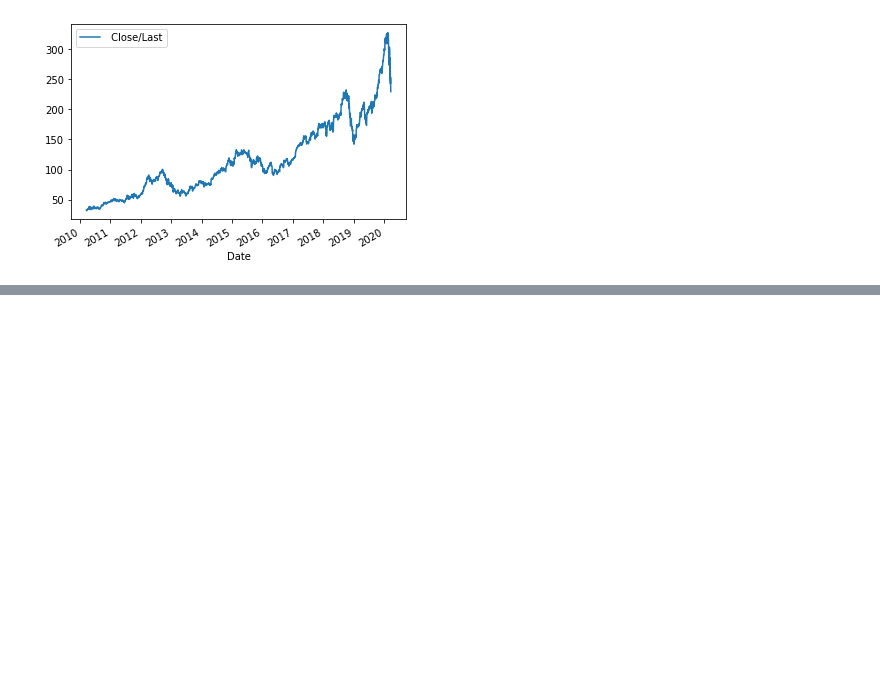
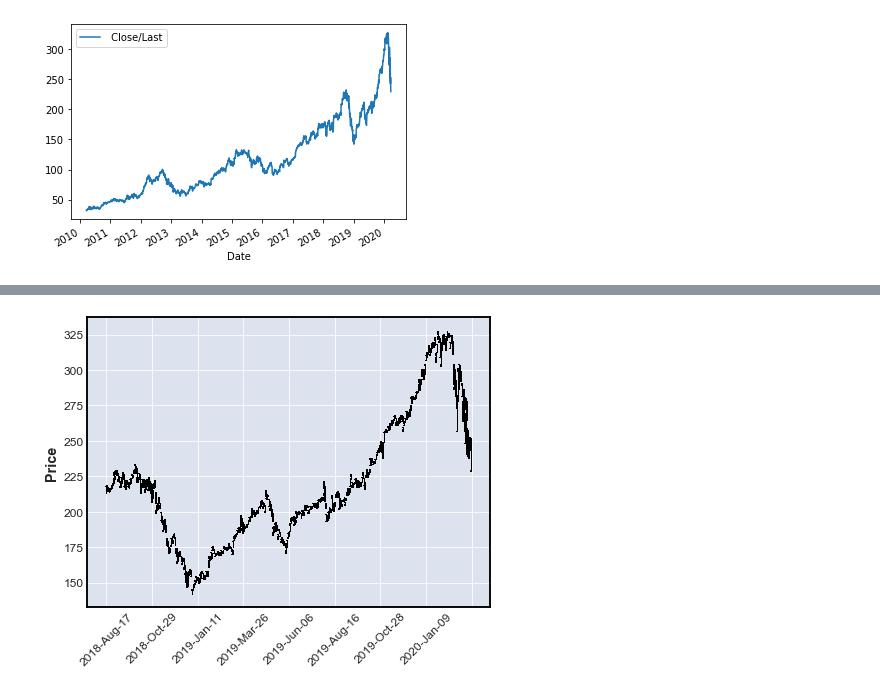
Before and after one commit to eugene-yzm/fxplore, a Jupyter notebook: Stock Quotes Analysis.ipynb, the cells around one changed output, grey strips where cells are left out. Drawn from its saved outputs; the diff is of its cells as text; code cells hidden in the pictures; blank space fills up the shorter version.

```diff
--- a/Stock Quotes Analysis.ipynb
+++ b/Stock Quotes Analysis.ipynb
@@ -61,0 +155,13 @@ aapl.plot(x='Date',y=' Close/Last')
+# %%
+# make column naming consistent
+aapl = aapl.rename(columns={' Close/Last':'Close', ' Volume':'Volume', ' Open':'Open', ' High':'High', ' Low':'Low'})
+# %%
+# Convert $xx.xx string to float
+aapl['Close'] = aapl['Close'].map(lambda v: v if type(v)== float else float(v.strip()[1:]))
+aapl['Open'] = aapl['Open'].map(lambda v: v if type(v)== float else float(v.strip()[1:]))
+aapl['High'] = aapl['High'].map(lambda v: v if type(v)== float else float(v.strip()[1:]))
+aapl['Low'] = aapl['Low'].map(lambda v: v if type(v)== float else float(v.strip()[1:]))
+# %%
+mplfinance.plot(aapl[-400:],type='candle')
+# %% [output]
+[figure, added]
```
Also changed, not shown: parts of 18 cells of this notebook.
